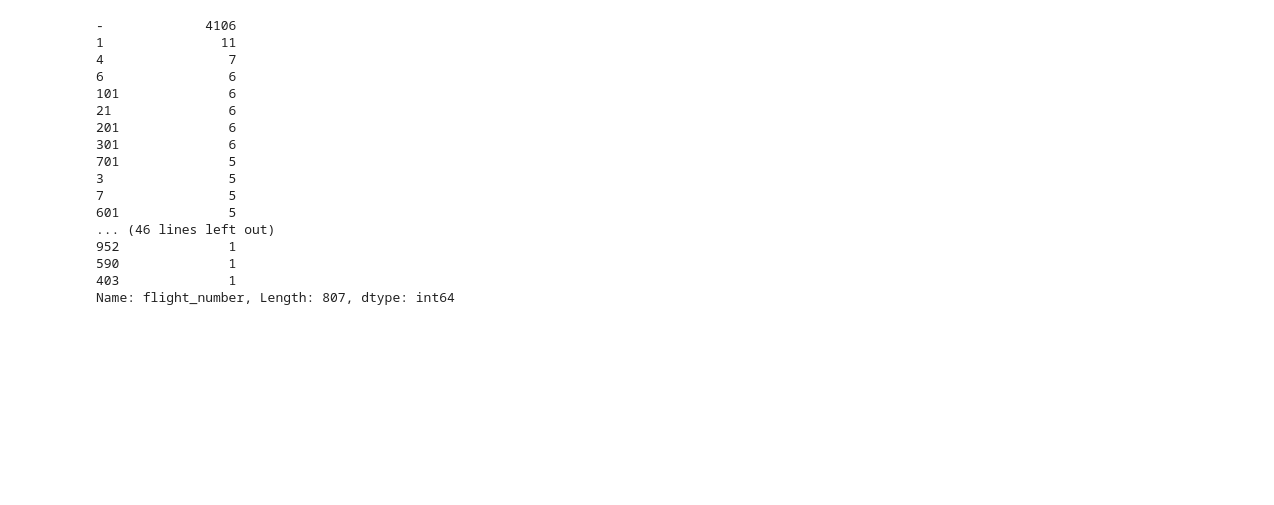
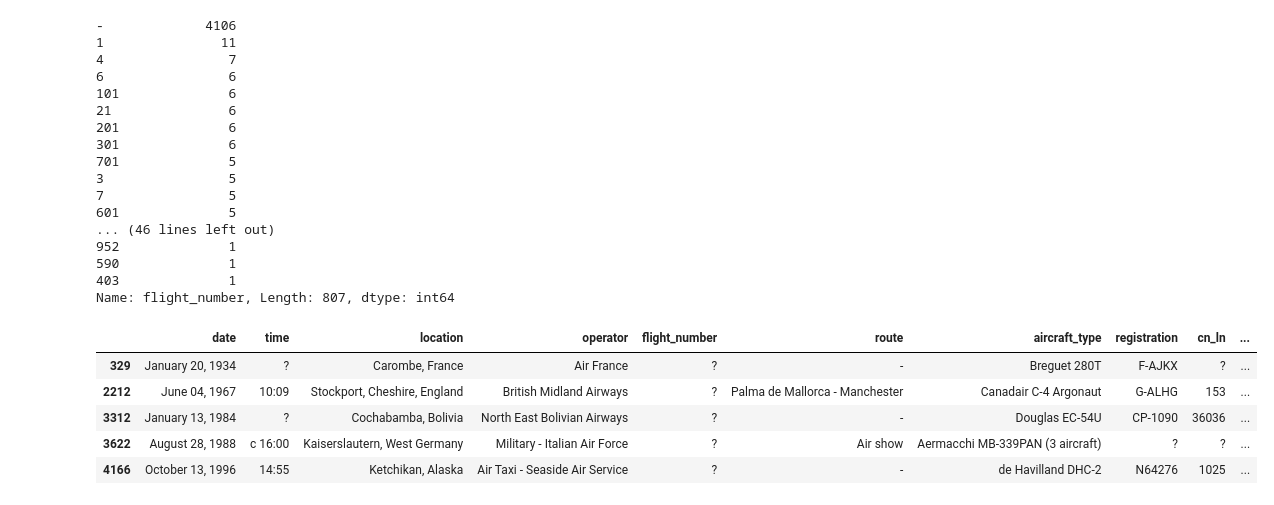
Before and after one commit to budhajitRoy/Plane-Crash-Data-Exploration, a Jupyter notebook: Plane Crash Data Exploration and Analysis.ipynb, the cells around one changed output. Drawn from its saved outputs; the diff is of its cells as text; code cells hidden in the pictures; blank space fills up the shorter version.

```diff
--- a/Plane Crash Data Exploration and Analysis.ipynb
+++ b/Plane Crash Data Exploration and Analysis.ipynb
@@ -686,3 +686,12 @@ df['flight_number'].value_counts()
 590              1
 403              1
 Name: flight_number, Length: 807, dtype: int64
+# %%
+df.sample(5)
+# %% [output]
+|  | date | time | location | operator | flight_number | route | aircraft_type | registration | cn_ln | ... |
+| 329 | January 20, 1934 | ? | Carombe, France | Air France | ? | - | Breguet 280T | F-AJKX | ? | ... |
+| 2212 | June 04, 1967 | 10:09 | Stockport, Cheshire, England | British Midland Airways | ? | Palma de Mallorca - Manchester | Canadair C-4 Argonaut | G-ALHG | 153 | ... |
+| 3312 | January 13, 1984 | ? | Cochabamba, Bolivia | North East Bolivian Airways | ? | - | Douglas EC-54U | CP-1090 | 36036 | ... |
+| 3622 | August 28, 1988 | c 16:00 | Kaiserslautern, West Germany | Military - Italian Air Force | ? | Air show | Aermacchi MB-339PAN (3 aircraft) | ? | ? | ... |
+| 4166 | October 13, 1996 | 14:55 | Ketchikan, Alaska | Air Taxi - Seaside Air Service | ? | - | de Havilland DHC-2 | N64276 | 1025 | ... |
```
Also changed, not shown: parts of 24 cells of this notebook.
